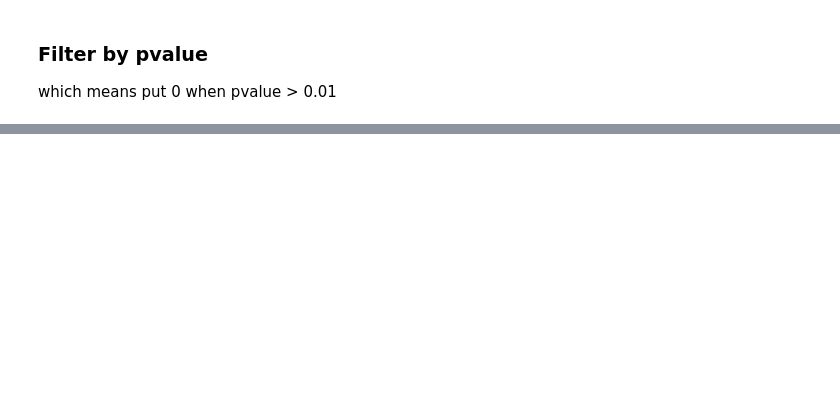
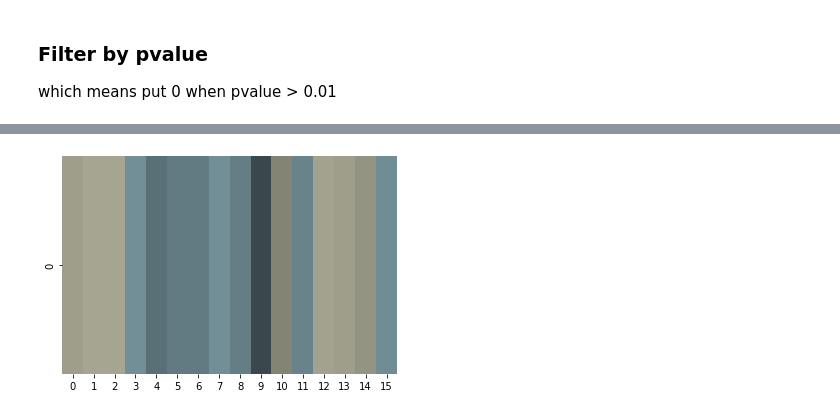
Before and after one commit to MHaurel/nn-concept-interpreter, a Jupyter notebook: visualizer/src/backend/Test.ipynb, the cells around one changed output, grey strips where cells are left out. Saved outputs shown, nothing was run; the diff lists cells and outputs as text; code cells hidden in the pictures; blank space fills up the shorter version.

Commit message:
Sample comparison (not finished)
Sample comparison window is working but need to fetch the same sample between the layers

```diff
--- a/visualizer/src/backend/Test.ipynb
+++ b/visualizer/src/backend/Test.ipynb
@@ -221,0 +232,4 @@ sns.heatmap(
+# %%
+diff = pd.read_csv('diff.csv') # The original diff between in and out the category
+diff = diff.drop(columns='Unnamed: 0')
+diff
@@ -221,0 +239,11 @@ sns.heatmap(
+# %%
+# The regular heatmap
+ax = sns.heatmap(
+    data=diff,
+    vmin=-1.0,
+    vmax=1.0,
+    cbar=False,
+    cmap=custom_color_map
+)
+# %% [output]
+[figure, added]
```
Also changed, not shown: parts of 21 cells of this notebook, 13 other files.
